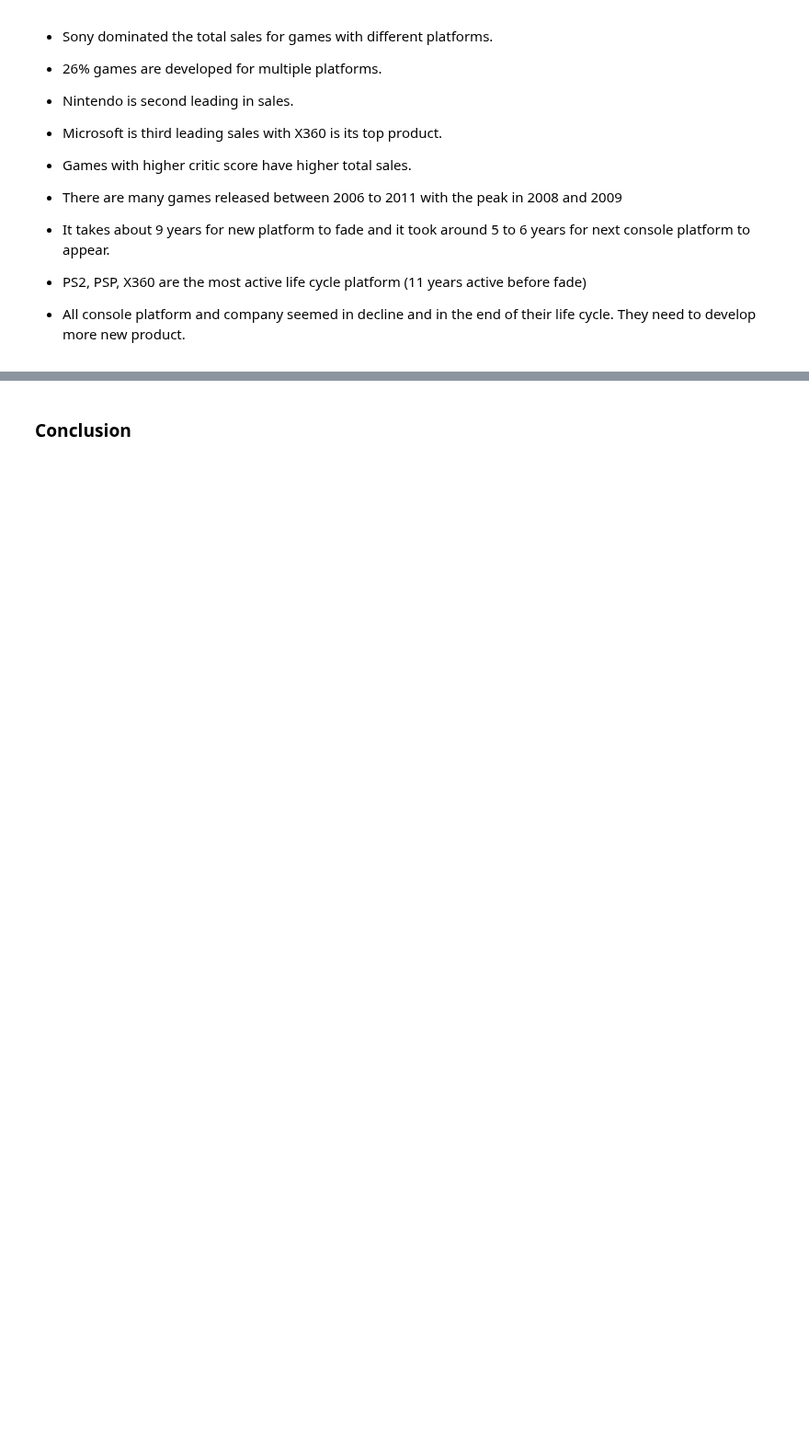
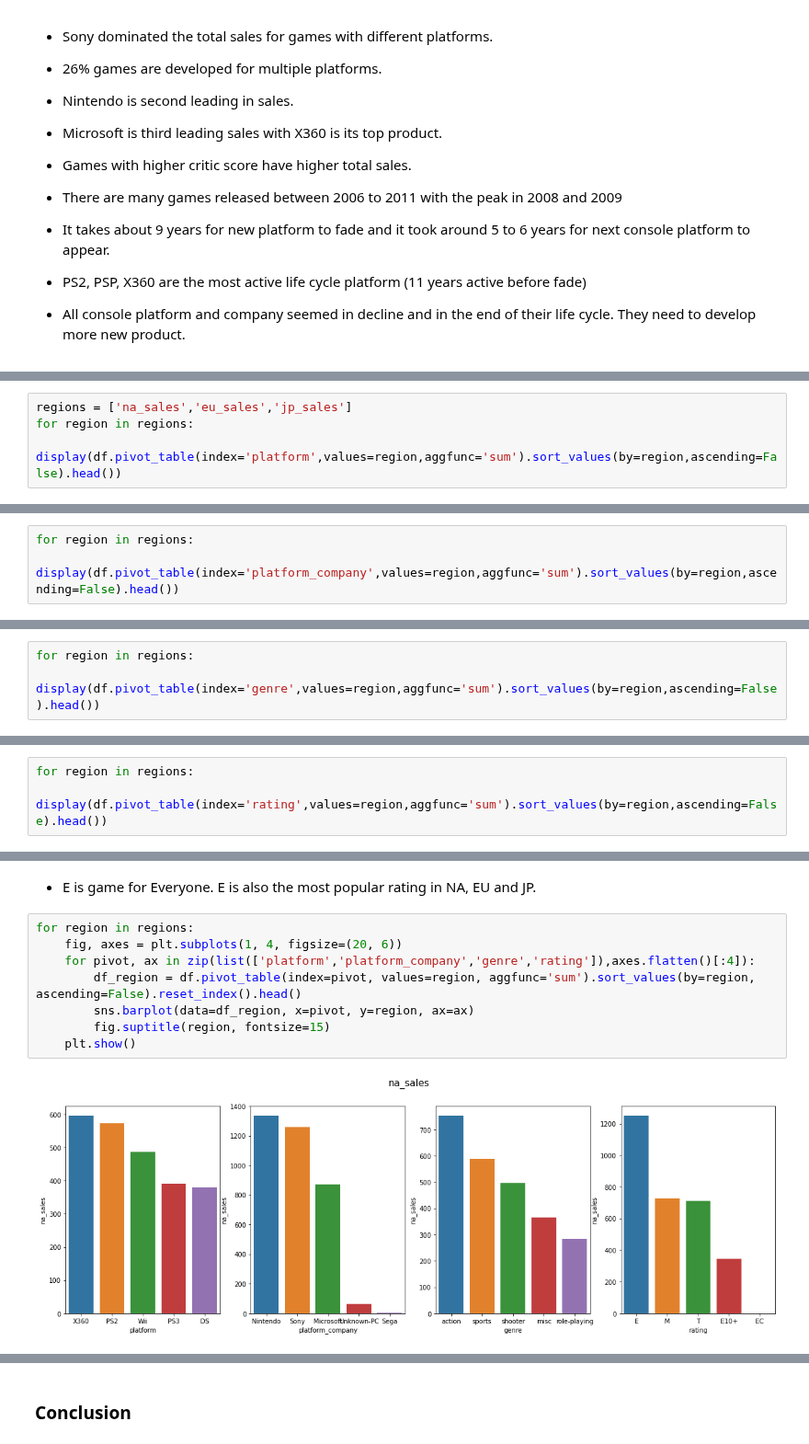
Before and after one commit to rainbowmoonlight/Yandex_Practicum_Projects, a Jupyter notebook: 04 Online Video Game Store Campaign/Online Video Game Store Campaign.ipynb, the cells around one changed output, grey strips where cells are left out. Shown at 92% size. Cells and saved outputs as stored; diff of their text form; blank space fills up the shorter version.

Commit message:
update regional analysis online game store

```diff
--- a/04 Online Video Game Store Campaign/Online Video Game Store Campaign.ipynb
+++ b/04 Online Video Game Store Campaign/Online Video Game Store Campaign.ipynb
@@ -1416,0 +1422,4 @@ df.loc[df['genre']=='action'].groupby(['platform'])['total_sales'].agg(['sum','c
+# %%
+regions = ['na_sales','eu_sales','jp_sales']
+for region in regions:
+    display(df.pivot_table(index='platform',values=region,aggfunc='sum').sort_values(by=region,ascending=False).head())
@@ -1416,0 +1452,3 @@ df.loc[df['genre']=='action'].groupby(['platform'])['total_sales'].agg(['sum','c
+# %%
+for region in regions:
+    display(df.pivot_table(index='platform_company',values=region,aggfunc='sum').sort_values(by=region,ascending=False).head())
@@ -1416,0 +1481,3 @@ df.loc[df['genre']=='action'].groupby(['platform'])['total_sales'].agg(['sum','c
+# %%
+for region in regions:
+    display(df.pivot_table(index='genre',values=region,aggfunc='sum').sort_values(by=region,ascending=False).head())
@@ -1416,0 +1510,3 @@ df.loc[df['genre']=='action'].groupby(['platform'])['total_sales'].agg(['sum','c
+# %%
+for region in regions:
+    display(df.pivot_table(index='rating',values=region,aggfunc='sum').sort_values(by=region,ascending=False).head())
@@ -1416,0 +1535,12 @@ df.loc[df['genre']=='action'].groupby(['platform'])['total_sales'].agg(['sum','c
+# %% [markdown]
+- E is game for Everyone. E is also the most popular rating in NA, EU and JP.
+# %%
+for region in regions:
+    fig, axes = plt.subplots(1, 4, figsize=(20, 6))
+    for pivot, ax in zip(list(['platform','platform_company','genre','rating']),axes.flatten()[:4]):
+        df_region = df.pivot_table(index=pivot, values=region, aggfunc='sum').sort_values(by=region, ascending=False).reset_index().head()
+        sns.barplot(data=df_region, x=pivot, y=region, ax=ax)
+        fig.suptitle(region, fontsize=15)
+    plt.show()
+# %% [output]
+[figure, added]
```
Also changed, not shown: parts of 13 cells of this notebook.
